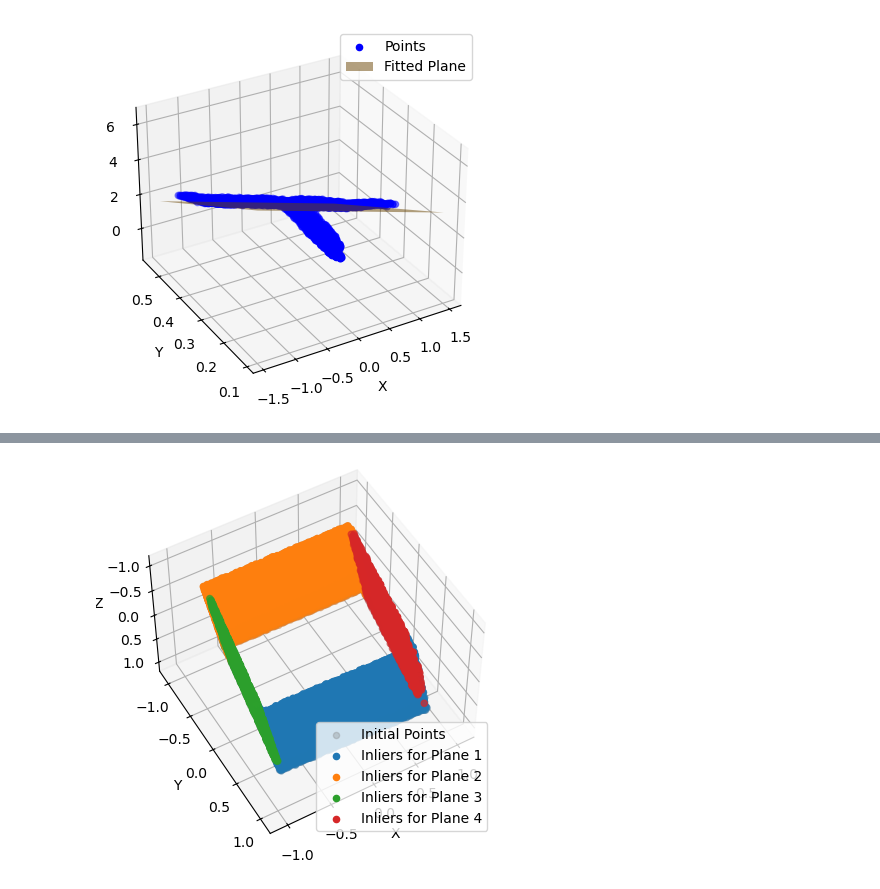
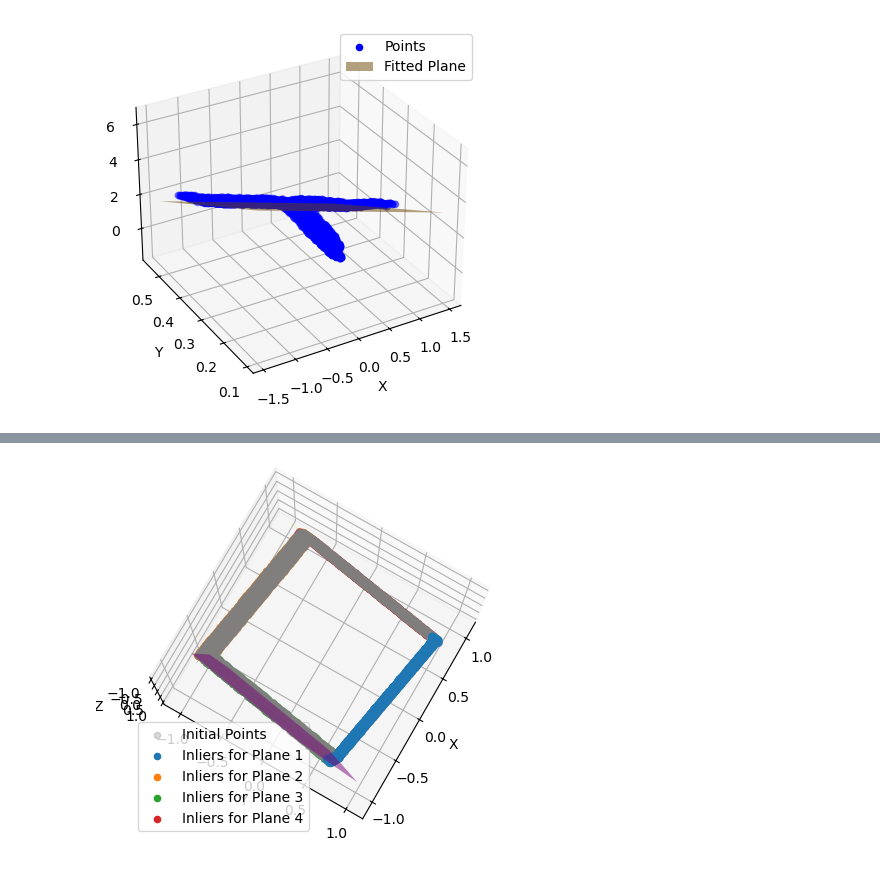
Before and after one commit to stablegradients/16-811, a Jupyter notebook: Assignment-3/question4.ipynb, the cells around one changed output, grey strips where cells are left out. Cells and saved outputs as stored; diff of their text form; code cells hidden in the pictures.

```diff
--- a/Assignment-3/question4.ipynb
+++ b/Assignment-3/question4.ipynb
@@ -136,103 +136,85 @@ import matplotlib.pyplot as plt
 from mpl_toolkits.mplot3d import Axes3D
 
 def fit_plane(points):
-    # Compute centroid
     centroid = points.mean(axis=0)
-    # Center the points
     points_centered = points - centroid
-    # Singular Value Decomposition (SVD)
     _, _, vh = np.linalg.svd(points_centered)
-    # Plane normal is the third column of vh
     normal = vh[2, :]
-    # Calculate d in the plane equation ax + by + cz + d = 0
     d = -centroid.dot(normal)
     return normal, d, centroid
 
 def select_close_points(points, proximity_threshold=0.1):
-    # Randomly select a starting point
     random_idx = np.random.randint(points.shape[0])
     random_point = points[random_idx]
-
-    # Calculate distances from the random point to all other points
     distances = np.linalg.norm(points - random_point, axis=1)
-
-    # Select points within the proximity threshold
     close_indices = np.where(distances < proximity_threshold)[0]
 
-    # Adjust threshold until we get at least 10 points
     while len(close_indices) < 10:
         proximity_threshold *= 1.5
         close_indices = np.where(distances < proximity_threshold)[0]
 
-    # Select the 10 closest points
     close_indices = close_indices[:10]
     return points[close_indices]
+
+def ransac_for_best_plane(points, max_iterations=1000, threshold=0.1):
+    best_inliers = []
+    best_normal = None
+    best_d = None
+
+    for _ in range(max_iterations):
+        sample_points = select_close_points(points)
+        normal, d, _ = fit_plane(sample_points)
+        distances = np.abs((points @ normal + d) / np.linalg.norm(normal))
+        inliers = points[distances < threshold]
+
+        if len(inliers) > len(best_inliers):
+            best_inliers = inliers
+            best_normal = normal
+            best_d = d
+
+    return best_inliers, best_normal, best_d
 
 def fit_plane_and_visualize_ransac_multiple_planes(points, num_planes=4, threshold=0.1, max_iterations=1000):
     fig = plt.figure()
     ax = fig.add_subplot(111, projection='3d')
     plane_colors = ['orange', 'green', 'purple', 'yellow']
 
     ax.set_xlim(-1.2, 1.2)
     ax.set_ylim(-1.2, 1.2)
     ax.set_zlim(-1.2, 1.2)
-
-    # Plot the initial points
     ax.scatter(points[:, 0], points[:, 1], points[:, 2], color='grey', alpha=0.3, label='Initial Points')
 
     points_ = points.copy()
     for i in range(num_planes):
-        best_inliers = []
-        best_normal = None
-        best_d = None
-        outliers = None
-
-        # RANSAC iterations to find the best plane
-        for _ in range(max_iterations):
-            sample_points = select_close_points(points_)
-            normal, d, _ = fit_plane(sample_points)
-            distances = np.abs((points_ @ normal + d) / np.linalg.norm(normal))
-            inliers = points_[distances < threshold]
-
-            if len(inliers) > len(best_inliers):
-                best_inliers = inliers
-                best_normal = normal
-                best_d = d
-                outliers = points_[distances >= threshold]
-
-        # Plot the inliers of the detected plane
+        best_inliers, best_normal, best_d = ransac_for_best_plane(points_, max_iterations, threshold)
+        best_normal, best_d, _ = fit_plane(best_inliers)
         ax.scatter(best_inliers[:, 0], best_inliers[:, 1], best_inliers[:, 2], label=f'Inliers for Plane {i+1}')
 
-        # Create a grid to visualize the plane, limited to the -1 to 1 range
         xx, yy = np.meshgrid(np.linspace(-1, 1, 10), np.linspace(-1, 1, 10))
         zz = (-best_normal[0] * xx - best_normal[1] * yy - best_d) / best_normal[2]
 
-        # Remove elements where zz^2 > 1
         mask = zz**2 <= 1
         xx, yy, zz = xx[mask], yy[mask], zz[mask]
 
-        # Reshape xx, yy, zz for plotting
-        xx, yy, zz = xx.reshape(-1, 1), yy.reshape(-1, 1), zz.reshape(-1, 1)
-        ax.plot_surface(xx, yy, zz, color=plane_colors[i % len(plane_colors)], alpha=0.5, rstride=1, cstride=1)
+        # Ensure we have enough points to plot a surface
+        if len(xx) >= 3 and len(yy) >= 3 and len(zz) >= 3:
+            ax.plot_trisurf(xx, yy, zz, color=plane_colors[i % len(plane_colors)], alpha=0.5)
 
-        points_ = outliers
+        points_ = points_[~np.isin(points_, best_inliers).all(axis=1)]
 
     ax.set_xlabel('X')
     ax.set_ylabel('Y')
     ax.set_zlabel('Z')
-    ax.view_init(azim=-60, elev=230)
+    ax.view_init(azim=-30, elev=260)
     plt.legend()
     plt.show()
 
-# Load and normalize point data
-points = np.loadtxt('/Users/shrinivas/workspace/16-811/Assignment-3/clean_hallway.txt')  # Replace with your Nx3 array of points
+points = np.loadtxt('/Users/shrinivas/workspace/16-811/Assignment-3/clean_hallway.txt')
+points = points - points.mean(axis=0)
+points[:, 0] /= np.abs(points[:, 0]).max()
+points[:, 1] /= np.abs(points[:, 1]).max()
+points[:, 2] /= np.abs(points[:, 2]).max()
 
-# Normalize the points along each axis and rescale to -1 to 1 range
-points = points - points.mean(axis=0)
-points[:, 0] = points[:, 0] / np.abs(points[:, 0]).max()
-points[:, 1] = points[:, 1] / np.abs(points[:, 1]).max()
-points[:, 2] = points[:, 2] / np.abs(points[:, 2]).max()
-
-fit_plane_and_visualize_ransac_multiple_planes(points, num_planes=4, threshold=0.1)
+fit_plane_and_visualize_ransac_multiple_planes(points, num_planes=4, threshold=0.03)
 # %% [output]
-[figure, old version]
+[figure, new version]
```
Also changed, not shown: parts of 2 cells of this notebook, 5 other files.
